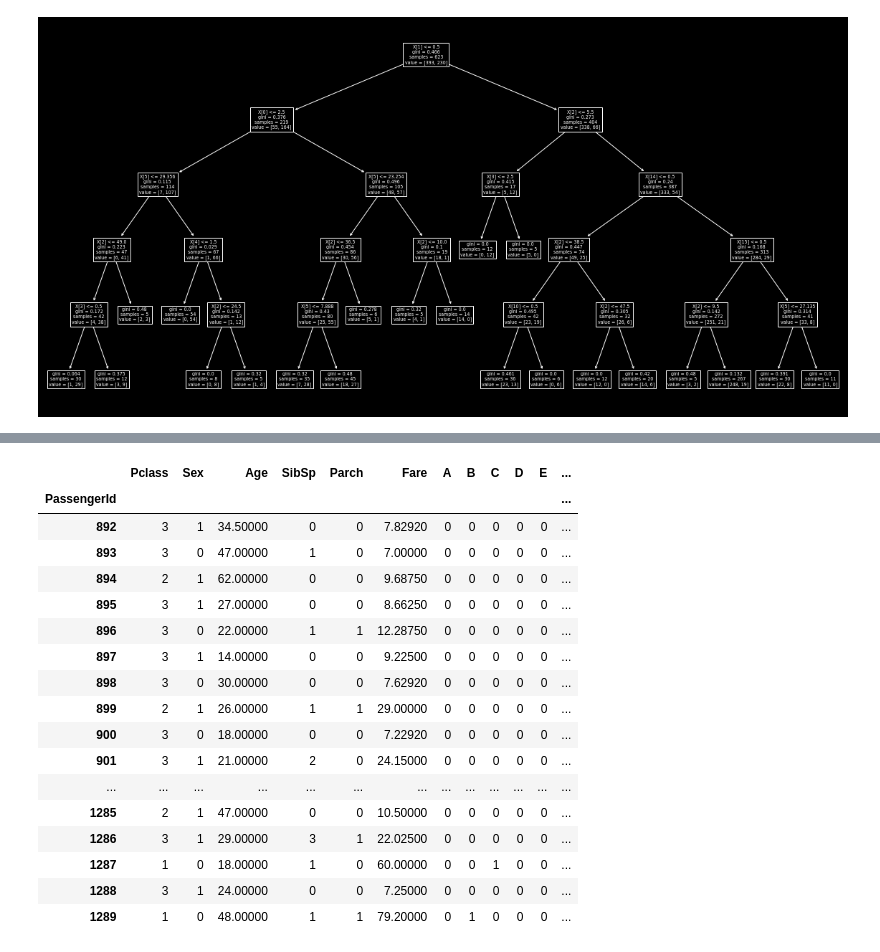
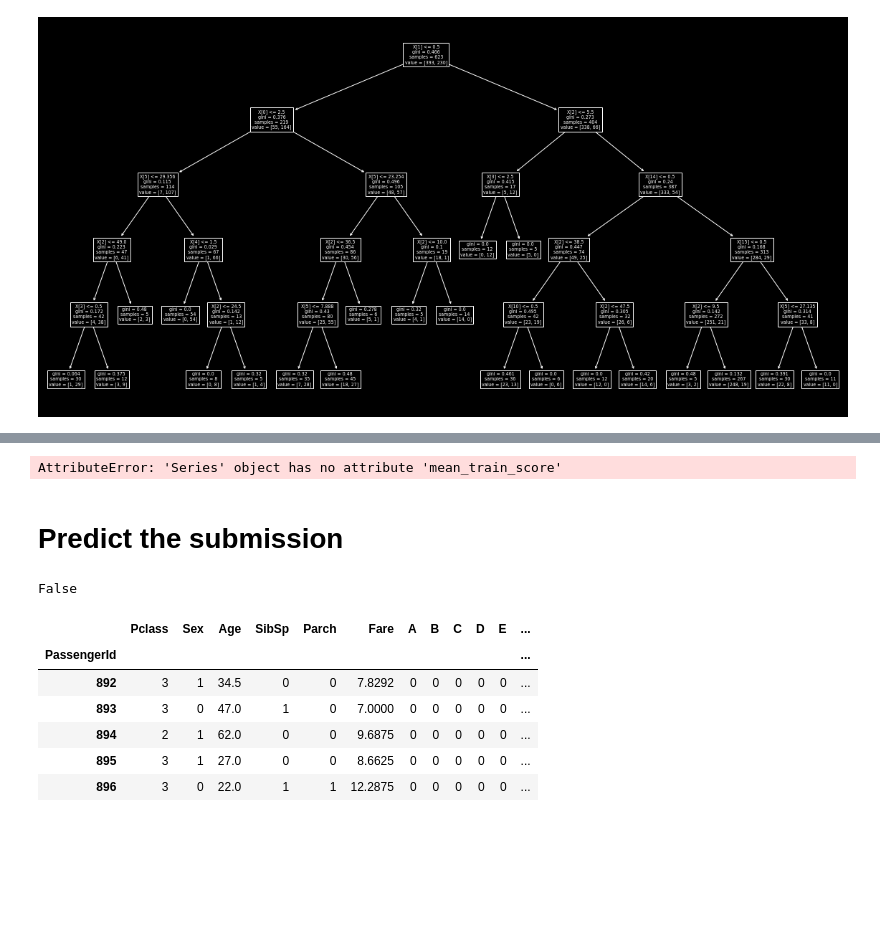
Before and after one commit to KorwinBieniek/kaggle_projects, a Jupyter notebook: titanic_notebook.ipynb, the cells around one changed output, grey strips where cells are left out. Cells and saved outputs as stored; diff of their text form; code cells hidden in the pictures; blank space fills up the shorter version.

```diff
--- a/titanic_notebook.ipynb
+++ b/titanic_notebook.ipynb
@@ -6,8 +15,8 @@ plt.style.use('dark_background')
 # %% [markdown]
 # Data Processing
 # %%
-df = pd.read_csv('titanic/train.csv', index_col=0)
-val_df = pd.read_csv('titanic/test.csv', index_col=0)
+df = pd.read_csv('data/titanic/train.csv', index_col=0)
+val_df = pd.read_csv('data/titanic/test.csv', index_col=0)
 def process_data(df):
     df.Sex = pd.Categorical(df.Sex)
     df.Sex = df.Sex.cat.codes
@@ -15,6 +24,7 @@ def process_data(df):
     df.Cabin = df.Cabin.fillna('X').apply(lambda x: x[0])
     df = pd.concat([df, df.Cabin.str.get_dummies()], axis=1)
     df = pd.concat([df, pd.get_dummies(data=df.Embarked, prefix='EMB_')], axis=1)
+    df['FareLog'] = np.log1p(df.Fare) # New Feature
     df.drop(columns=['Name', 'Ticket', 'Cabin', 'Embarked'], inplace=True, errors='ignore')
     return df
 
@@ -32,8 +46,8 @@ X_val = val_df
 # %%
 from sklearn.tree import DecisionTreeClassifier
 
-model = DecisionTreeClassifier(max_depth=5, min_samples_leaf=5)
-model.fit(X_train, y_train)
+dectree = DecisionTreeClassifier(max_depth=5, min_samples_leaf=5)
+dectree.fit(X_train, y_train)
 train_acc = model.score(X_train, y_train)
 test_acc = model.score(X_test, y_test)
 train_acc, test_acc
@@ -78,6 +90,7 @@ param_space = {
     'max_depth': range(1, 10)
 }
 model = DecisionTreeClassifier()
-gs = GridSearchCV(model, param_space)
-gs.fit(X_train, y_train)
+gs = GridSearchCV(model, param_space, cv=5, verbose=1, return_train_score=True)
+gs.fit(X, y)
+results = pd.DataFrame(gs.cv_results_).sort_values(by='rank_test_score').iloc[1, 4:]
 # %% [output]
@@ -108,44 +152,26 @@ Name: 39, dtype: object
+# %%
+results.mean_train_score, results.mean_test_score, results.params
+# %% [output]
+AttributeError: 'Series' object has no attribute 'mean_train_score'
+# %% [markdown]
+# Predict the submission
 # %%
 X_val['T'] = X_train['T'].mean()
-# %%
-import numpy as np
-
-X_val = X_val[['Pclass', 'Sex', 'Age', 'SibSp', 'Parch', 'Fare', 'A', 'B', 'C', 'D', 'E', 'F', 'G', 'T', 'X', 'EMB__C', 'EMB__Q', 'EMB__S']]
-np.any(np.isnan(X_val))
-
-# X_val.dropna(inplace=True)
-X_val['Fare'] = X_val['Fare'].fillna(X_train['Fare'].mean())
-
-pd.set_option("display.max_rows", None, "display.max_columns", None)
-display(X_val)
-
-predicted_df = gs.predict(X_val)
-# model.fit(X_train, y_train)
-# model.predict(X_val)
-
-#predicted_df['PassengerId'] = X_val.index
-#predicted_df['id'] = X_val.index
-submission_df = pd.DataFrame({'Survived': X_val.index}, index=X_val.index)
-submission_df['Survived'] = predicted_df
-submission_df
-
-submission_df.to_csv('submission.csv')
-# %% [output]
-|  | Pclass | Sex | Age | SibSp | Parch | Fare | A | B | C | D | E | ... |
-| PassengerId |  |  |  |  |  |  |  |  |  |  |  | ... |
-| 892 | 3 | 1 | 34.50000 | 0 | 0 | 7.82920 | 0 | 0 | 0 | 0 | 0 | ... |
-| 893 | 3 | 0 | 47.00000 | 1 | 0 | 7.00000 | 0 | 0 | 0 | 0 | 0 | ... |
-| 894 | 2 | 1 | 62.00000 | 0 | 0 | 9.68750 | 0 | 0 | 0 | 0 | 0 | ... |
-| 895 | 3 | 1 | 27.00000 | 0 | 0 | 8.66250 | 0 | 0 | 0 | 0 | 0 | ... |
-| 896 | 3 | 0 | 22.00000 | 1 | 1 | 12.28750 | 0 | 0 | 0 | 0 | 0 | ... |
-| 897 | 3 | 1 | 14.00000 | 0 | 0 | 9.22500 | 0 | 0 | 0 | 0 | 0 | ... |
-| 898 | 3 | 0 | 30.00000 | 0 | 0 | 7.62920 | 0 | 0 | 0 | 0 | 0 | ... |
-| 899 | 2 | 1 | 26.00000 | 1 | 1 | 29.00000 | 0 | 0 | 0 | 0 | 0 | ... |
-| 900 | 3 | 0 | 18.00000 | 0 | 0 | 7.22920 | 0 | 0 | 0 | 0 | 0 | ... |
-| 901 | 3 | 1 | 21.00000 | 2 | 0 | 24.15000 | 0 | 0 | 0 | 0 | 0 | ... |
-| ... | ... | ... | ... | ... | ... | ... | ... | ... | ... | ... | ... | ... |
-| 1285 | 2 | 1 | 47.00000 | 0 | 0 | 10.50000 | 0 | 0 | 0 | 0 | 0 | ... |
-| 1286 | 3 | 1 | 29.00000 | 3 | 1 | 22.02500 | 0 | 0 | 0 | 0 | 0 | ... |
-| 1287 | 1 | 0 | 18.00000 | 1 | 0 | 60.00000 | 0 | 0 | 1 | 0 | 0 | ... |
-| 1288 | 3 | 1 | 24.00000 | 0 | 0 | 7.25000 | 0 | 0 | 0 | 0 | 0 | ... |
-| 1289 | 1 | 0 | 48.00000 | 1 | 1 | 79.20000 | 0 | 1 | 0 | 0 | 0 | ... |
+# %%
+import numpy as np
+
+np.any(np.isnan(X_val))
+X_val['Fare'] = X_val['Fare'].fillna(X_train['Fare'].mean())
+# %% [output]
+False
+# %%
+# pd.set_option("display.max_rows", 50, "display.max_columns", None)
+X_val.head()
+# %% [output]
+|  | Pclass | Sex | Age | SibSp | Parch | Fare | A | B | C | D | E | ... |
+| PassengerId |  |  |  |  |  |  |  |  |  |  |  | ... |
+| 892 | 3 | 1 | 34.5 | 0 | 0 | 7.8292 | 0 | 0 | 0 | 0 | 0 | ... |
+| 893 | 3 | 0 | 47.0 | 1 | 0 | 7.0000 | 0 | 0 | 0 | 0 | 0 | ... |
+| 894 | 2 | 1 | 62.0 | 0 | 0 | 9.6875 | 0 | 0 | 0 | 0 | 0 | ... |
+| 895 | 3 | 1 | 27.0 | 0 | 0 | 8.6625 | 0 | 0 | 0 | 0 | 0 | ... |
+| 896 | 3 | 0 | 22.0 | 1 | 1 | 12.2875 | 0 | 0 | 0 | 0 | 0 | ... |
```
Also changed, not shown: parts of 26 cells of this notebook, 2 other files.
